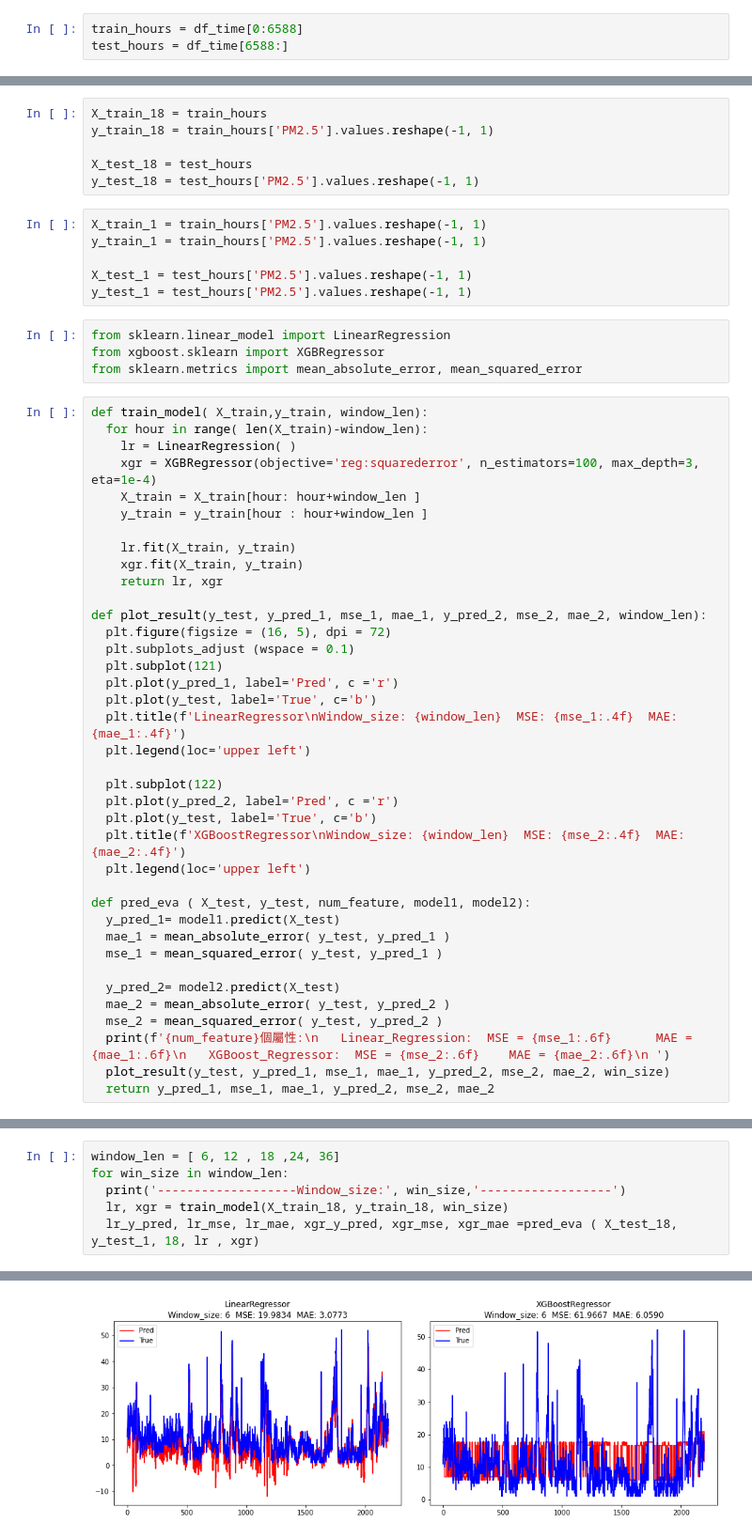
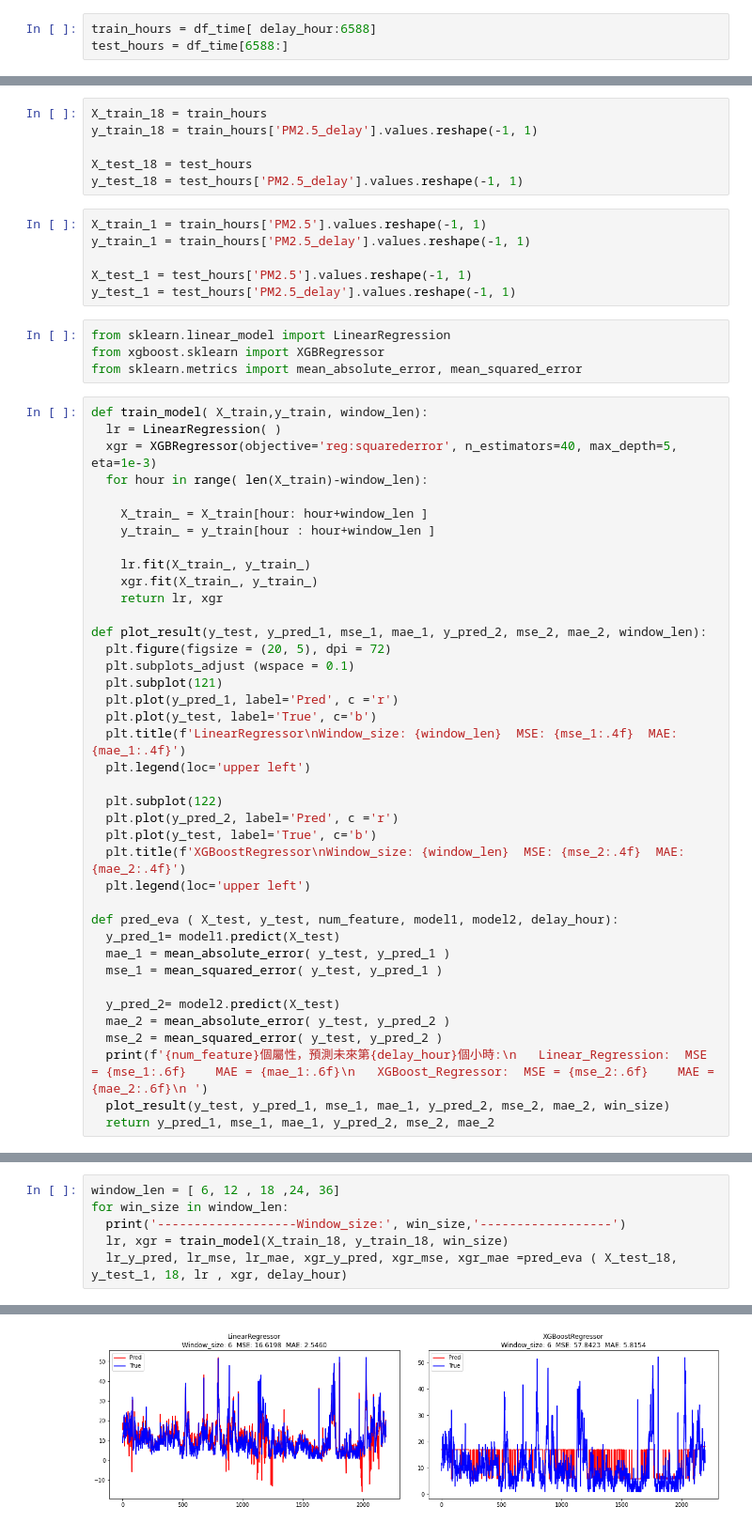
Before and after one commit to ariellin10/Data-analysis, a Jupyter notebook: Hsinchu_Air_quality_Prediction.ipynb, the cells around one changed output, grey strips where cells are left out. Shown at 94% size. Cells and saved outputs as stored; diff of their text form.

```diff
--- a/Hsinchu_Air_quality_Prediction.ipynb
+++ b/Hsinchu_Air_quality_Prediction.ipynb
@@ -177,41 +184,42 @@ print( 'train_hour:{}, test_hour:{}'.format(train_hours, test_hours))
 # %% [output]
 train_hour:6588, test_hour:6588
 # %%
-train_hours = df_time[0:6588]
+train_hours = df_time[ delay_hour:6588]
 test_hours = df_time[6588:]
 # %% [markdown]
 欲比較全部屬性與單一屬性做預測之差異，故將資料做兩種處理<br>
 數字表示使用的屬性數量
 # %%
 X_train_18 = train_hours
-y_train_18 = train_hours['PM2.5'].values.reshape(-1, 1)
+y_train_18 = train_hours['PM2.5_delay'].values.reshape(-1, 1)
 
 X_test_18 = test_hours
-y_test_18 = test_hours['PM2.5'].values.reshape(-1, 1)
+y_test_18 = test_hours['PM2.5_delay'].values.reshape(-1, 1)
 # %%
 X_train_1 = train_hours['PM2.5'].values.reshape(-1, 1)
-y_train_1 = train_hours['PM2.5'].values.reshape(-1, 1)
+y_train_1 = train_hours['PM2.5_delay'].values.reshape(-1, 1)
 
 X_test_1 = test_hours['PM2.5'].values.reshape(-1, 1)
-y_test_1 = test_hours['PM2.5'].values.reshape(-1, 1)
+y_test_1 = test_hours['PM2.5_delay'].values.reshape(-1, 1)
 # %%
 from sklearn.linear_model import LinearRegression
 from xgboost.sklearn import XGBRegressor
 from sklearn.metrics import mean_absolute_error, mean_squared_error
 # %%
 def train_model( X_train,y_train, window_len):
+  lr = LinearRegression( )
+  xgr = XGBRegressor(objective='reg:squarederror', n_estimators=40, max_depth=5, eta=1e-3)
   for hour in range( len(X_train)-window_len):
-    lr = LinearRegression( )
-    xgr = XGBRegressor(objective='reg:squarederror', n_estimators=100, max_depth=3, eta=1e-4)
-    X_train = X_train[hour: hour+window_len ]
-    y_train = y_train[hour : hour+window_len ]
 
-    lr.fit(X_train, y_train)
-    xgr.fit(X_train, y_train)
+    X_train_ = X_train[hour: hour+window_len ]
+    y_train_ = y_train[hour : hour+window_len ]
+
+    lr.fit(X_train_, y_train_)
+    xgr.fit(X_train_, y_train_)
     return lr, xgr
 
 def plot_result(y_test, y_pred_1, mse_1, mae_1, y_pred_2, mse_2, mae_2, window_len):
-  plt.figure(figsize = (16, 5), dpi = 72)
+  plt.figure(figsize = (20, 5), dpi = 72)
   plt.subplots_adjust (wspace = 0.1)
   plt.subplot(121)
   plt.plot(y_pred_1, label='Pred', c ='r')
@@ -225,7 +233,7 @@ def plot_result(y_test, y_pred_1, mse_1, mae_1, y_pred_2, mse_2, mae_2, window_l
   plt.title(f'XGBoostRegressor\nWindow_size: {window_len}  MSE: {mse_2:.4f}  MAE: {mae_2:.4f}')
   plt.legend(loc='upper left')
 
-def pred_eva ( X_test, y_test, num_feature, model1, model2):
+def pred_eva ( X_test, y_test, num_feature, model1, model2, delay_hour):
   y_pred_1= model1.predict(X_test)
   mae_1 = mean_absolute_error( y_test, y_pred_1 )
   mse_1 = mean_squared_error( y_test, y_pred_1 )
@@ -233,7 +241,7 @@ def pred_eva ( X_test, y_test, num_feature, model1, model2):
   y_pred_2= model2.predict(X_test)
   mae_2 = mean_absolute_error( y_test, y_pred_2 )
   mse_2 = mean_squared_error( y_test, y_pred_2 )
-  print(f'{num_feature}個屬性:\n   Linear_Regression:  MSE = {mse_1:.6f}      MAE = {mae_1:.6f}\n   XGBoost_Regressor:  MSE = {mse_2:.6f}    MAE = {mae_2:.6f}\n ')
+  print(f'{num_feature}個屬性，預測未來第{delay_hour}個小時:\n   Linear_Regression:  MSE = {mse_1:.6f}    MAE = {mae_1:.6f}\n   XGBoost_Regressor:  MSE = {mse_2:.6f}    MAE = {mae_2:.6f}\n ')
   plot_result(y_test, y_pred_1, mse_1, mae_1, y_pred_2, mse_2, mae_2, win_size)
   return y_pred_1, mse_1, mae_1, y_pred_2, mse_2, mae_2
 # %% [markdown]
@@ -253,6 +261,6 @@ window_len = [ 6, 12 , 18 ,24, 36]
 for win_size in window_len:
   print('-------------------Window_size:', win_size,'------------------')
   lr, xgr = train_model(X_train_18, y_train_18, win_size)
-  lr_y_pred, lr_mse, lr_mae, xgr_y_pred, xgr_mse, xgr_mae =pred_eva ( X_test_18, y_test_1, 18, lr , xgr)
+  lr_y_pred, lr_mse, lr_mae, xgr_y_pred, xgr_mse, xgr_mae =pred_eva ( X_test_18, y_test_1, 18, lr , xgr, delay_hour)
 # %% [output]
 -------------------Window_size: 6 ------------------
@@ -275 +283 @@ for win_size in window_len:
-[figure, old version]
+[figure, new version]
```
Also changed, not shown: parts of 8 cells of this notebook.
